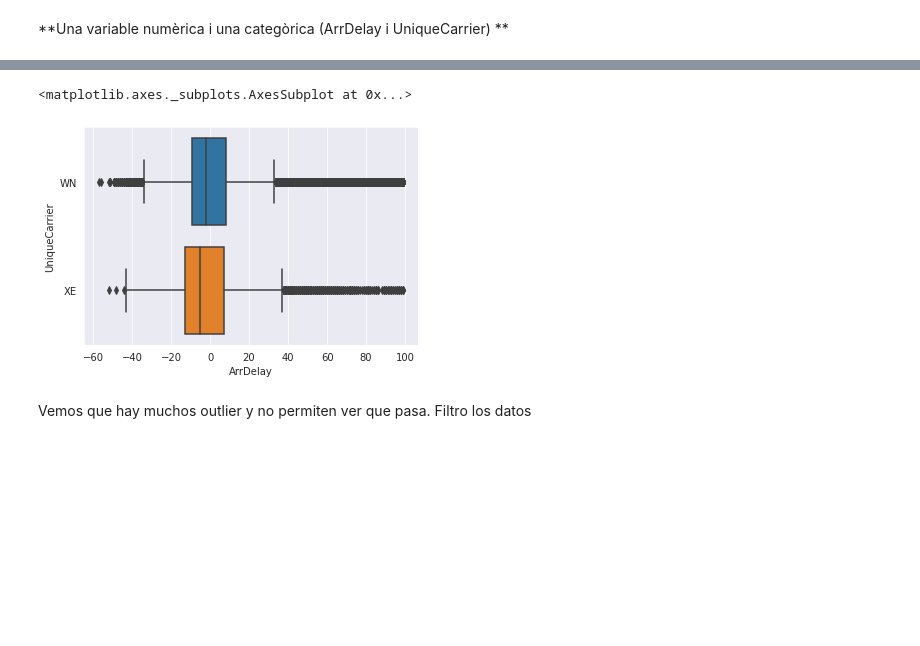
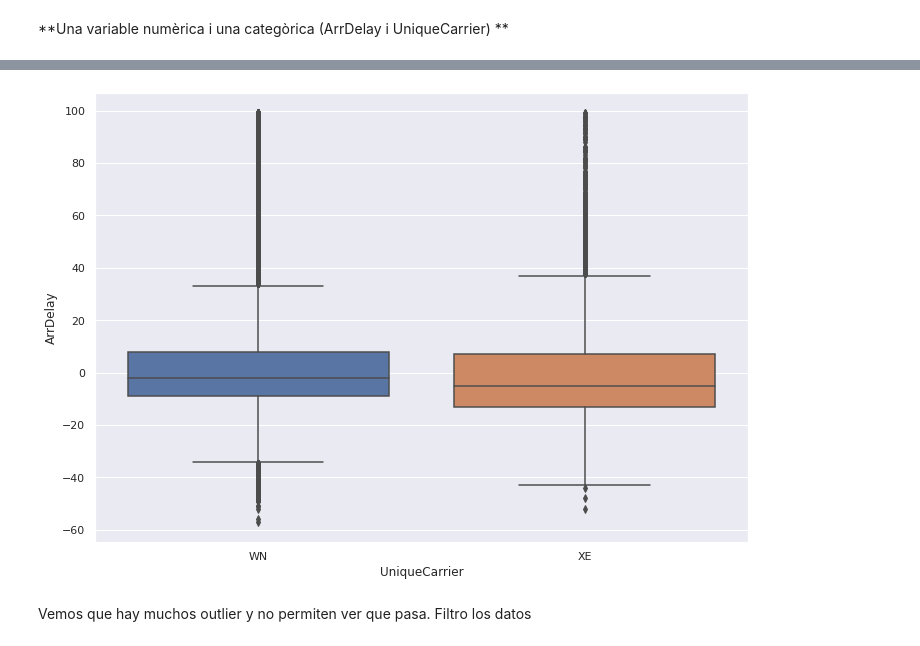
Before and after one commit to JMML2021/0301_visualitzaci-_explorat-ria, a Jupyter notebook: S03_T01_Visualització_gràfica_d'un_dataset.ipynb, the cells around one changed output, grey strips where cells are left out. Cells and saved outputs as stored; diff of their text form; code cells hidden in the pictures; blank space fills up the shorter version.

```diff
--- a/S03_T01_Visualització_gràfica_d'un_dataset.ipynb
+++ b/S03_T01_Visualització_gràfica_d'un_dataset.ipynb
@@ -142,8 +164,10 @@ sns.boxplot(df.ArrDelay, df.UniqueCarrier)
-# %%
-sns.boxplot(df3.ArrDelay, df3.UniqueCarrier)
-# %% [output]
-<matplotlib.axes._subplots.AxesSubplot at 0x...>
-[figure, removed]
+# %%
+#sns.boxplot(df3.ArrDelay, df3.UniqueCarrier)
+
+sns.boxplot(data =df3, y= 'ArrDelay', x= 'UniqueCarrier')
+plt.savefig('boxplot_chat.png')
+# %% [output]
+[figure, added]
 # %% [markdown]
 Vemos que hay muchos outlier y no permiten ver que pasa. Filtro los datos
 # %%
```
Also changed, not shown: parts of 38 cells of this notebook.
